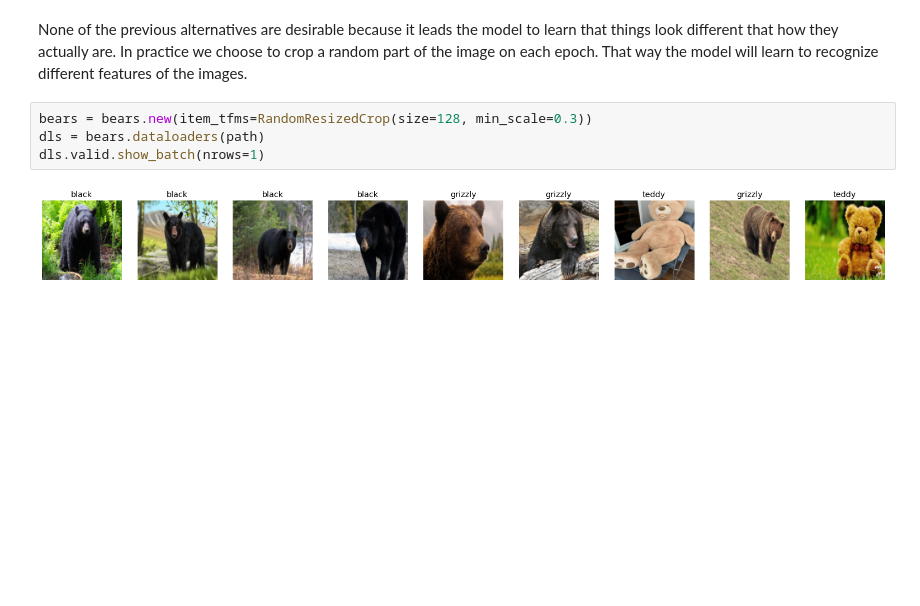
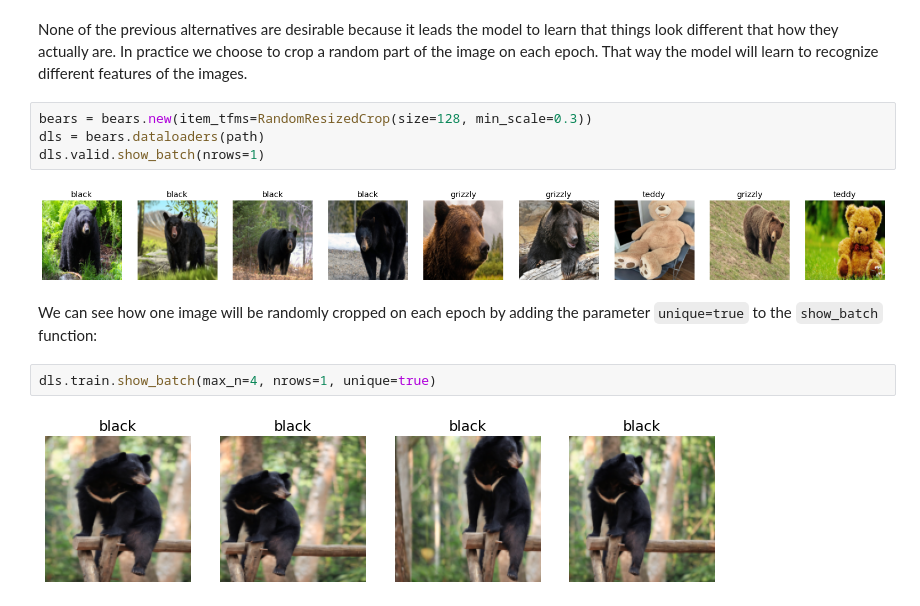
Before and after one commit to felipevaldes/FastAI, a Jupyter notebook: production.ipynb, the cells around one changed output. Cells and saved outputs as stored; diff of their text form; blank space fills up the shorter version.

```diff
--- a/production.ipynb
+++ b/production.ipynb
@@ -116,3 +116,9 @@ dls = bears.dataloaders(path)
 dls.valid.show_batch(nrows=1)
 # %% [output]
 [figure]
+# %% [markdown]
+We can see how one image will be randomly cropped on each epoch by adding the parameter `unique=true` to the `show_batch` function:
+# %%
+dls.train.show_batch(max_n=4, nrows=1, unique=true)
+# %% [output]
+[figure, added]
```
Also changed, not shown: parts of 18 cells of this notebook.
